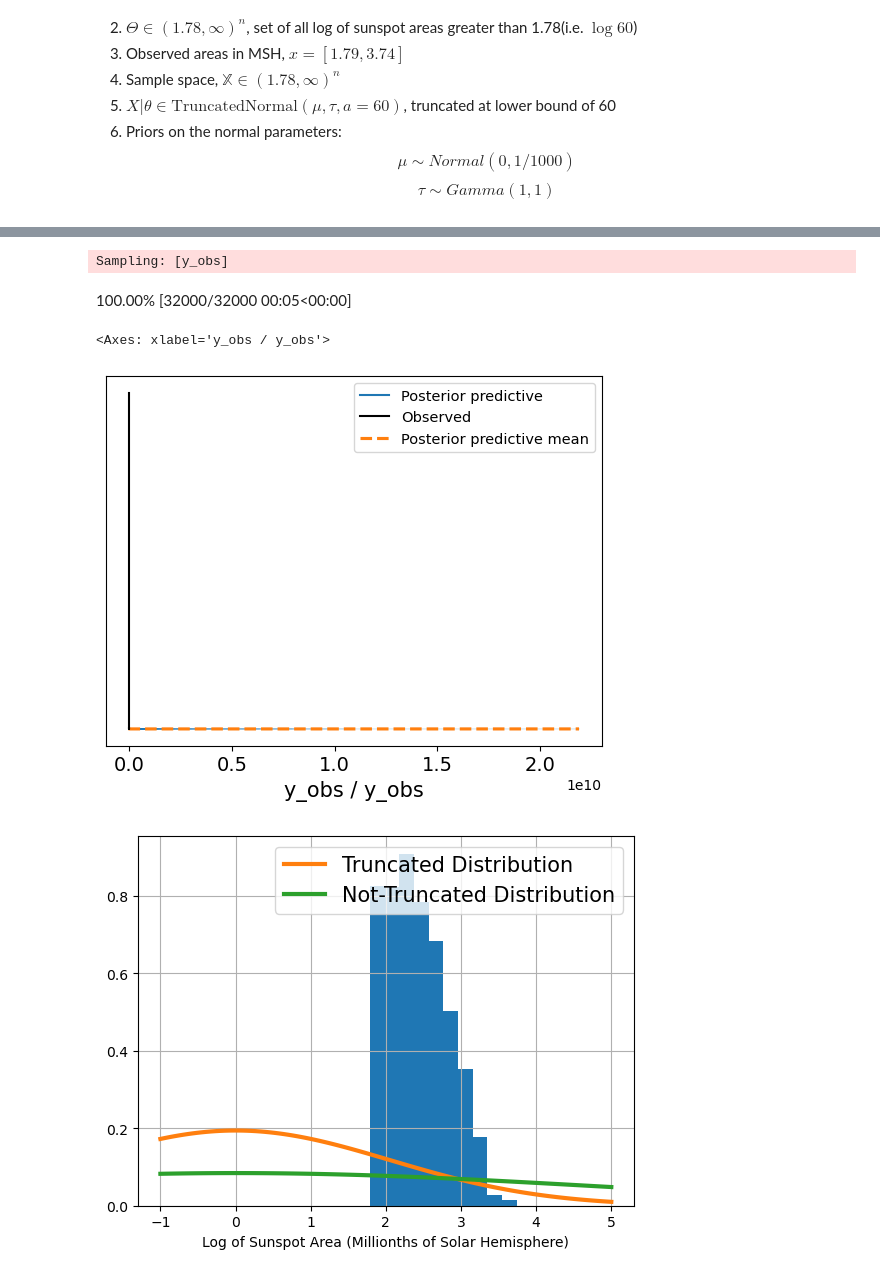
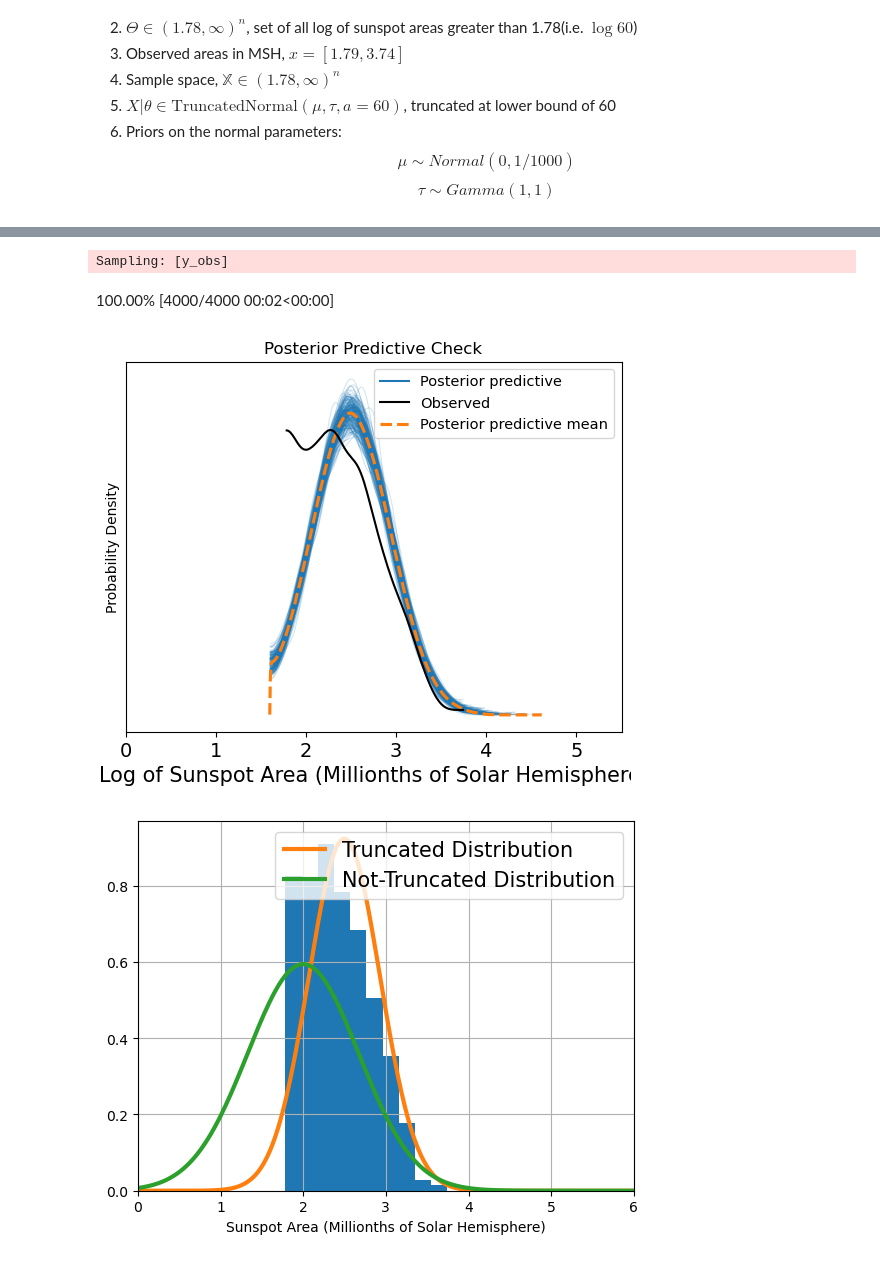
Before and after one commit to Raghuram-Veeramallu/Area-distribution-of-Sunspots, a Jupyter notebook: Project3_Group3_Data.ipynb, the cells around one changed output, grey strips where cells are left out. Cells and saved outputs as stored; diff of their text form; code cells hidden in the pictures.

Commit message:
modeled as normal but not log

```diff
--- a/Project3_Group3_Data.ipynb
+++ b/Project3_Group3_Data.ipynb
@@ -228,26 +232,34 @@ array([[<Axes: title={'center': 'mu'}>, <Axes: title={'center': 'mu'}>],
 with truncated:
     pm.sample_posterior_predictive(trace_truncated, extend_inferencedata=True)
 
-az.plot_ppc(trace_truncated,num_pp_samples=200)
+az.plot_ppc(trace_truncated, num_pp_samples=200)
+
+plt.xlabel('Log of Sunspot Area (Millionths of Solar Hemisphere)')
+plt.ylabel('Probability Density')
+plt.title('Posterior Predictive Check')
+
+plt.xlim(left=0, right=5.5)
+
+plt.show()
 # %% [output]
 Sampling: [y_obs]
-100.00% [32000/32000 00:05<00:00]
+100.00% [4000/4000 00:02<00:00]
-<Axes: xlabel='y_obs / y_obs'>
-[figure, old version]
+[figure, new version]
 # %%
-x = np.linspace(-1,5,100)
+x = np.linspace(0, 10,500)
 
-m_tr = pm.Normal.dist(mu=0.002, sigma=2.053)
-m_ntr = pm.Normal.dist(mu=0.001, sigma=4.730)
+m_tr = pm.Normal.dist(mu=2.499, sigma=.432)
+m_ntr = pm.Normal.dist(mu=2.00, sigma=0.671)
 
 pm1 = np.exp(pm.logp(m_tr, x))
 pm2 = np.exp(pm.logp(m_ntr, x))
 
 plt.hist(logarea,density=True)
 plt.plot(x,pm1.eval(),label='Truncated Distribution',lw=3)
 plt.plot(x,pm2.eval(),label='Not-Truncated Distribution',lw=3)
 plt.legend(fontsize=15)
-plt.xlabel('Log of Sunspot Area (Millionths of Solar Hemisphere)',fontsize=10)
+plt.xlim(left=0, right=6)
+plt.xlabel('Sunspot Area (Millionths of Solar Hemisphere)',fontsize=10)
 plt.grid()
 # %% [output]
-[figure, old version]
+[figure, new version]
```
Also changed, not shown: parts of 5 cells of this notebook.
